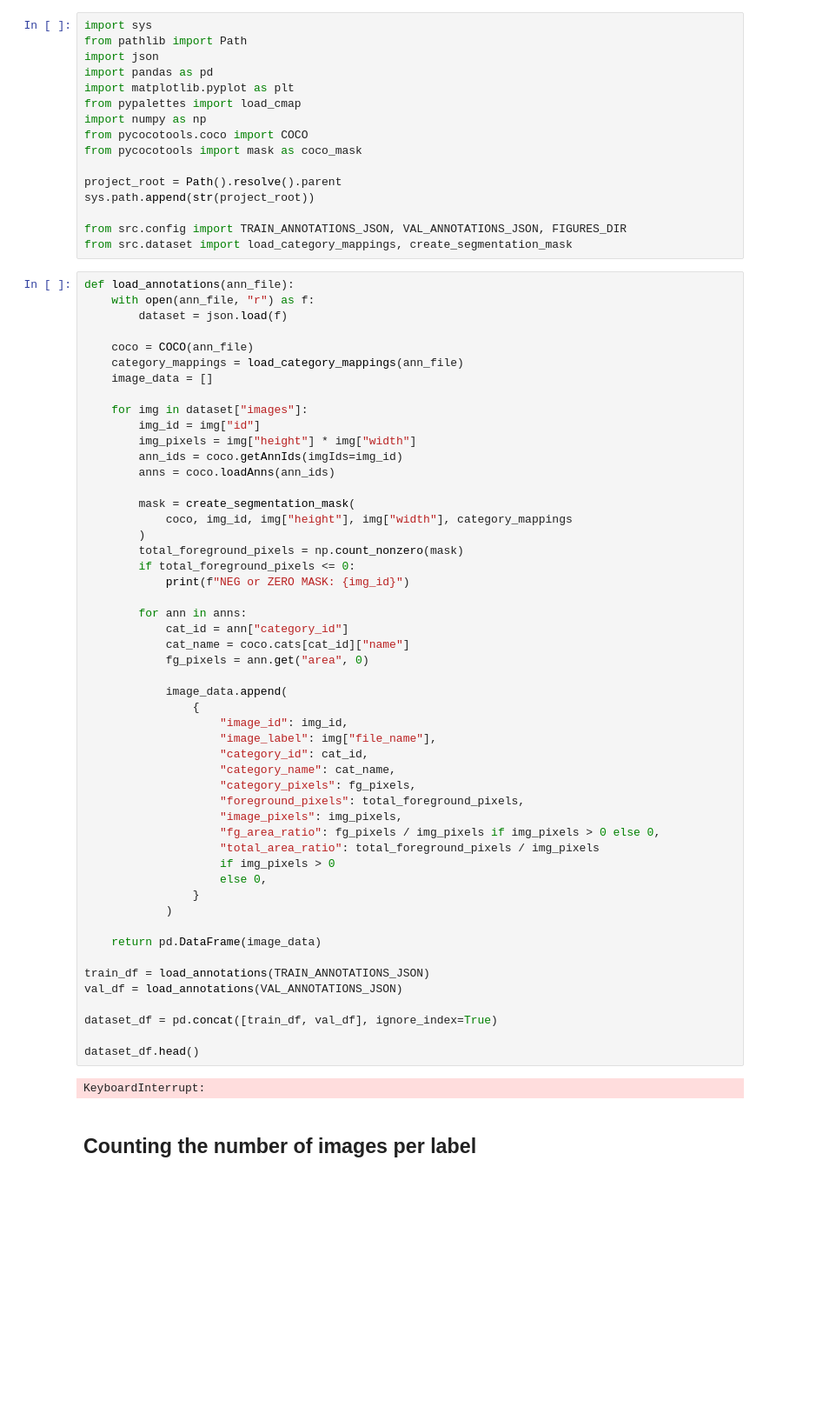
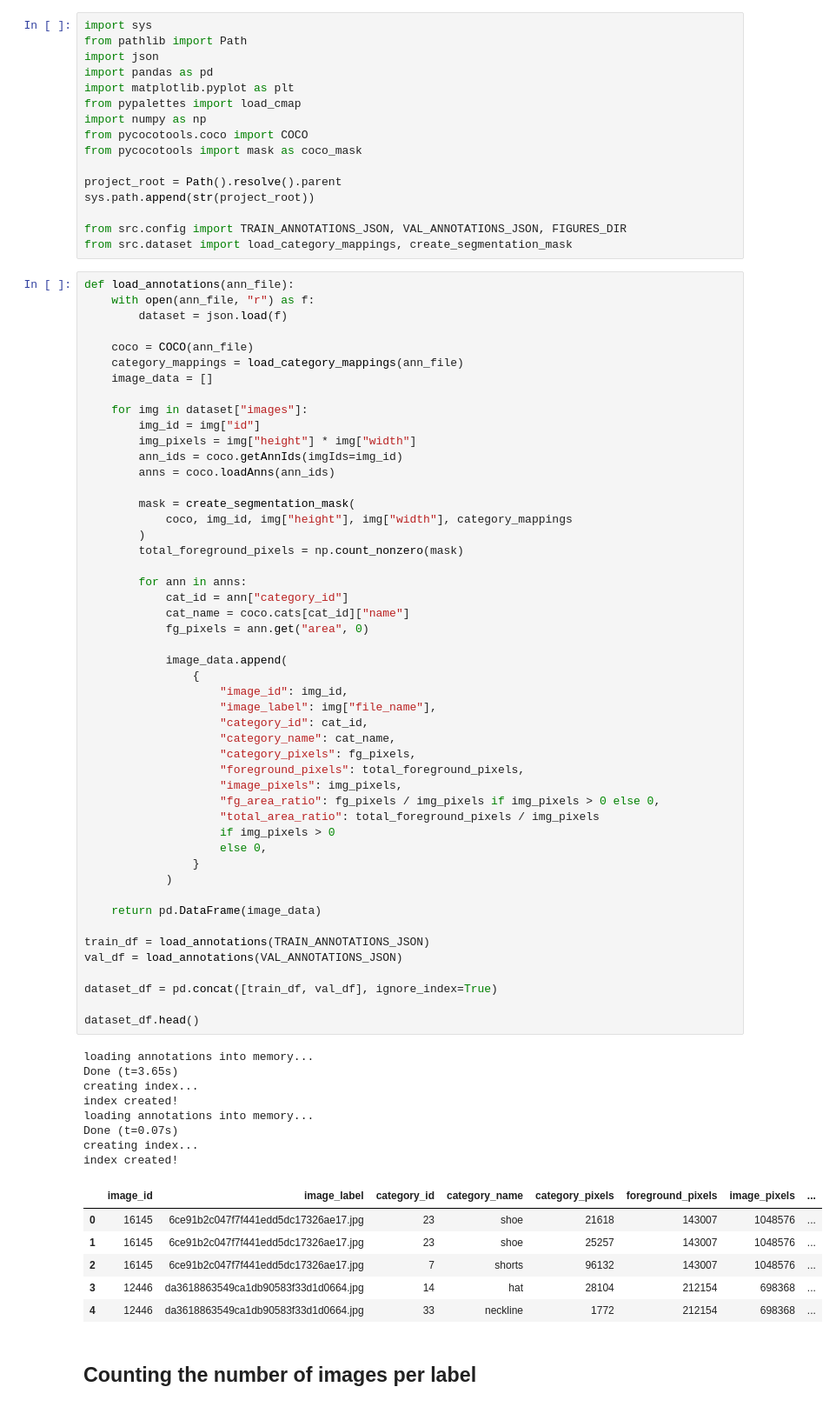
Before and after one commit to ZachParent/mai-object-recognition, a Jupyter notebook: practicals/p2/src/dataset_analysis.ipynb, the cells around one changed output. Shown at 87% size. Saved outputs shown, nothing was run; the diff lists cells and outputs as text; blank space fills up the shorter version.

```diff
--- a/practicals/p2/src/dataset_analysis.ipynb
+++ b/practicals/p2/src/dataset_analysis.ipynb
@@ -33,40 +33,51 @@ def load_annotations(ann_file):
             coco, img_id, img["height"], img["width"], category_mappings
         )
         total_foreground_pixels = np.count_nonzero(mask)
-        if total_foreground_pixels <= 0:
-            print(f"NEG or ZERO MASK: {img_id}")
 
         for ann in anns:
             cat_id = ann["category_id"]
             cat_name = coco.cats[cat_id]["name"]
             fg_pixels = ann.get("area", 0)
 
             image_data.append(
                 {
                     "image_id": img_id,
                     "image_label": img["file_name"],
                     "category_id": cat_id,
                     "category_name": cat_name,
                     "category_pixels": fg_pixels,
                     "foreground_pixels": total_foreground_pixels,
                     "image_pixels": img_pixels,
                     "fg_area_ratio": fg_pixels / img_pixels if img_pixels > 0 else 0,
                     "total_area_ratio": total_foreground_pixels / img_pixels
                     if img_pixels > 0
                     else 0,
                 }
             )
 
     return pd.DataFrame(image_data)
 
 train_df = load_annotations(TRAIN_ANNOTATIONS_JSON)
 val_df = load_annotations(VAL_ANNOTATIONS_JSON)
 
 dataset_df = pd.concat([train_df, val_df], ignore_index=True)
 
 dataset_df.head()
 # %% [output]
-KeyboardInterrupt:
+loading annotations into memory...
+Done (t=3.65s)
+creating index...
+index created!
+loading annotations into memory...
+Done (t=0.07s)
+creating index...
+index created!
+|  | image_id | image_label | category_id | category_name | category_pixels | foreground_pixels | image_pixels | ... |
+| 0 | 16145 | 6ce91b2c047f7f441edd5dc17326ae17.jpg | 23 | shoe | 21618 | 143007 | 1048576 | ... |
+| 1 | 16145 | 6ce91b2c047f7f441edd5dc17326ae17.jpg | 23 | shoe | 25257 | 143007 | 1048576 | ... |
+| 2 | 16145 | 6ce91b2c047f7f441edd5dc17326ae17.jpg | 7 | shorts | 96132 | 143007 | 1048576 | ... |
+| 3 | 12446 | da3618863549ca1db90583f33d1d0664.jpg | 14 | hat | 28104 | 212154 | 698368 | ... |
+| 4 | 12446 | da3618863549ca1db90583f33d1d0664.jpg | 33 | neckline | 1772 | 212154 | 698368 | ... |
 # %% [markdown]
 ## Counting the number of images per label
 # %%
```
Also changed, not shown: parts of 3 cells of this notebook, 1 other file.
